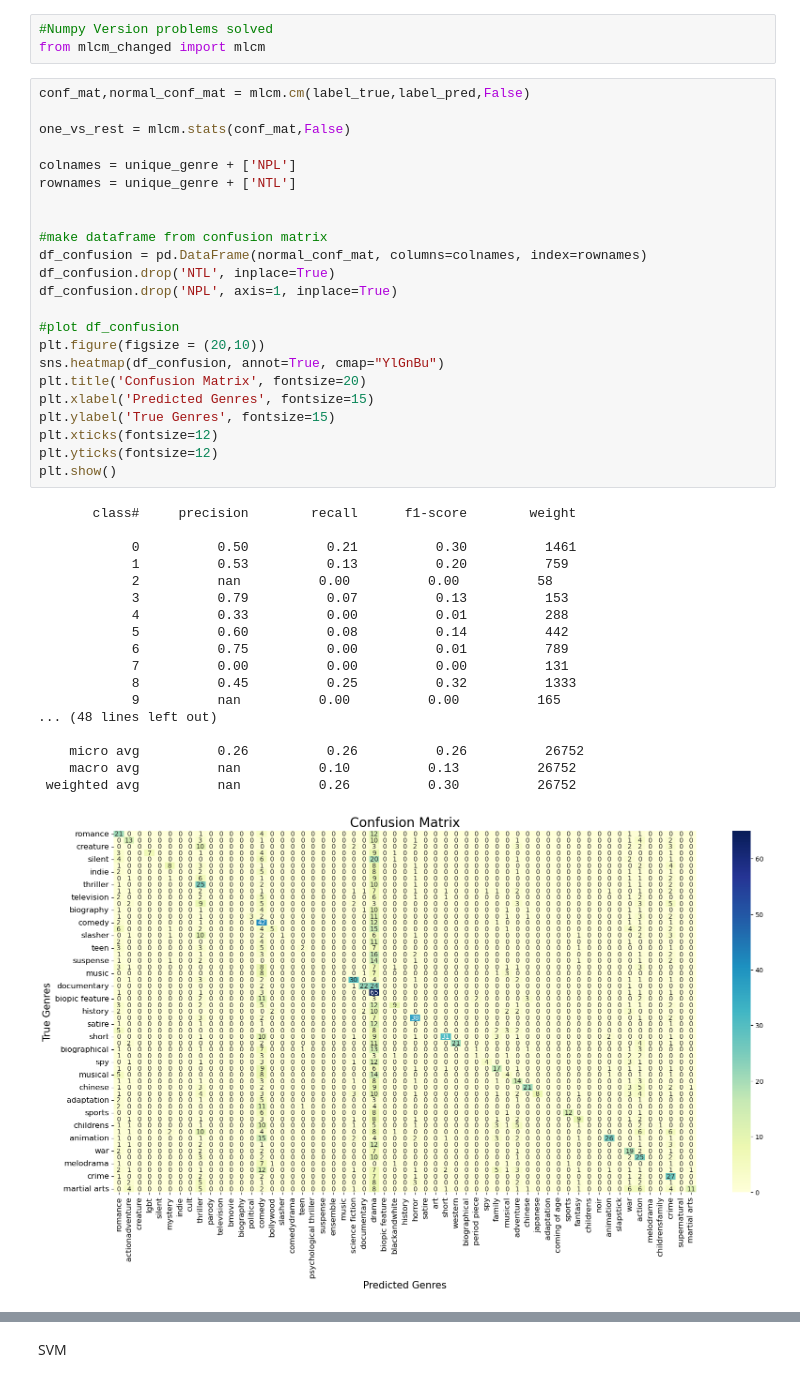
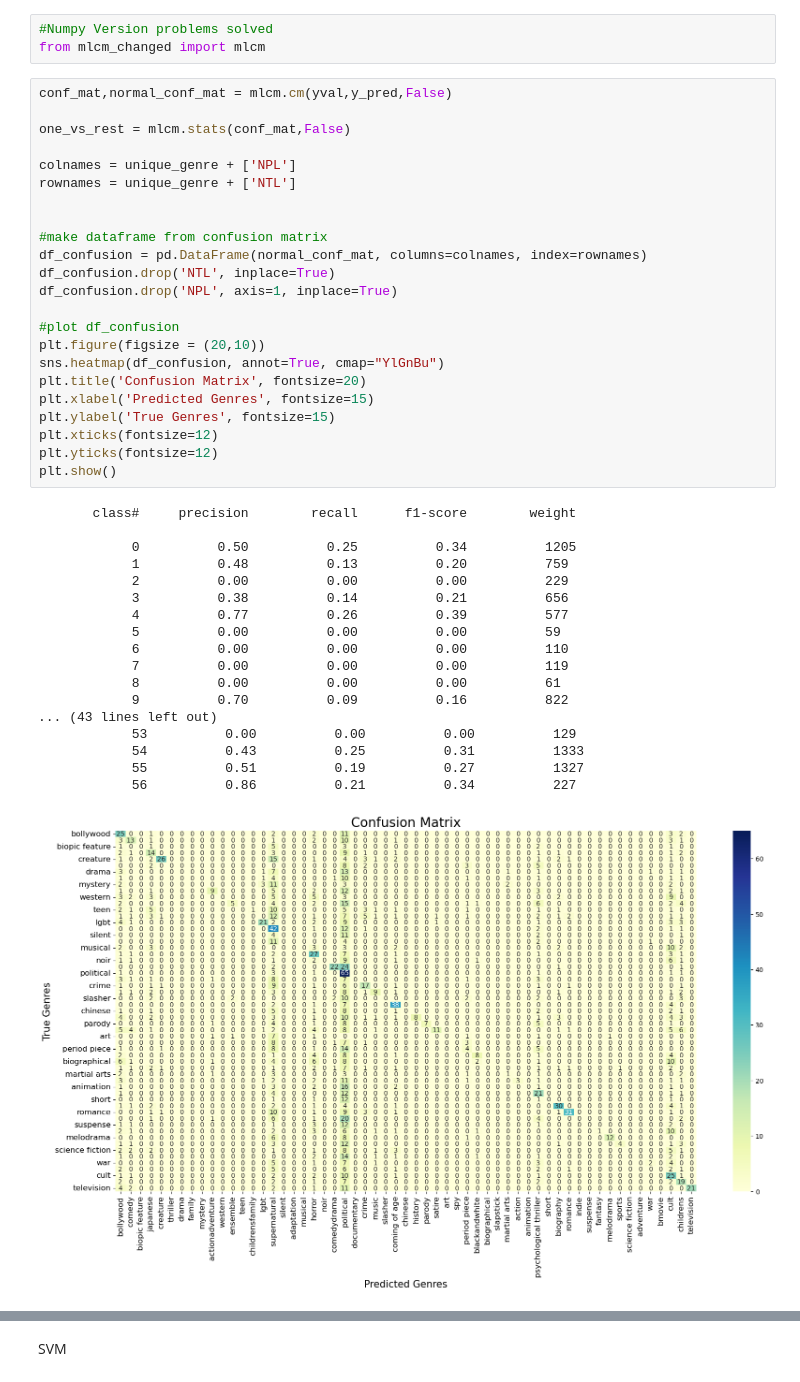
Before and after one commit to MatthiasRemta/NLP_Project, a Jupyter notebook: Logistic_Regression_try_reduced_to_60.ipynb, the cells around one changed output, grey strips where cells are left out. Saved outputs shown, nothing was run; the diff lists cells and outputs as text.

```diff
--- a/Logistic_Regression_try_reduced_to_60.ipynb
+++ b/Logistic_Regression_try_reduced_to_60.ipynb
@@ -304,47 +296,47 @@ See the caveats in the documentation: https://pandas.pydata.org/pandas-docs/stab
 #Numpy Version problems solved
 from mlcm_changed import mlcm
 # %%
-conf_mat,normal_conf_mat = mlcm.cm(label_true,label_pred,False)
+conf_mat,normal_conf_mat = mlcm.cm(yval,y_pred,False)
 
 one_vs_rest = mlcm.stats(conf_mat,False)
 
 colnames = unique_genre + ['NPL']
 rownames = unique_genre + ['NTL']
 
 
 #make dataframe from confusion matrix
 df_confusion = pd.DataFrame(normal_conf_mat, columns=colnames, index=rownames)
 df_confusion.drop('NTL', inplace=True)
 df_confusion.drop('NPL', axis=1, inplace=True)
 
 #plot df_confusion
 plt.figure(figsize = (20,10))
 sns.heatmap(df_confusion, annot=True, cmap="YlGnBu")
 plt.title('Confusion Matrix', fontsize=20)
 plt.xlabel('Predicted Genres', fontsize=15)
 plt.ylabel('True Genres', fontsize=15)
 plt.xticks(fontsize=12)
 plt.yticks(fontsize=12)
 plt.show()
 # %% [output]
        class#     precision        recall      f1-score        weight
 
-            0          0.50          0.21          0.30          1461
-            1          0.53          0.13          0.20          759
-            2          nan          0.00          0.00          58
-            3          0.79          0.07          0.13          153
-            4          0.33          0.00          0.01          288
-            5          0.60          0.08          0.14          442
-            6          0.75          0.00          0.01          789
-            7          0.00          0.00          0.00          131
-            8          0.45          0.25          0.32          1333
-            9          nan          0.00          0.00          165
-... (48 lines left out)
-
-    micro avg          0.26          0.26          0.26          26752
-    macro avg          nan          0.10          0.13          26752
- weighted avg          nan          0.26          0.30          26752
+            0          0.50          0.25          0.34          1205
+            1          0.48          0.13          0.20          759
+            2          0.00          0.00          0.00          229
+            3          0.38          0.14          0.21          656
+            4          0.77          0.26          0.39          577
+            5          0.00          0.00          0.00          59
+            6          0.00          0.00          0.00          110
+            7          0.00          0.00          0.00          119
+            8          0.00          0.00          0.00          61
+            9          0.70          0.09          0.16          822
+... (43 lines left out)
+            53          0.00          0.00          0.00          129
+            54          0.43          0.25          0.31          1333
+            55          0.51          0.19          0.27          1327
+            56          0.86          0.21          0.34          227
-[figure, old version]
+[figure, new version]
 # %%
 
 plt.figure(figsize=(25, 25))
```
Also changed, not shown: parts of 6 cells of this notebook, 2 other files.
